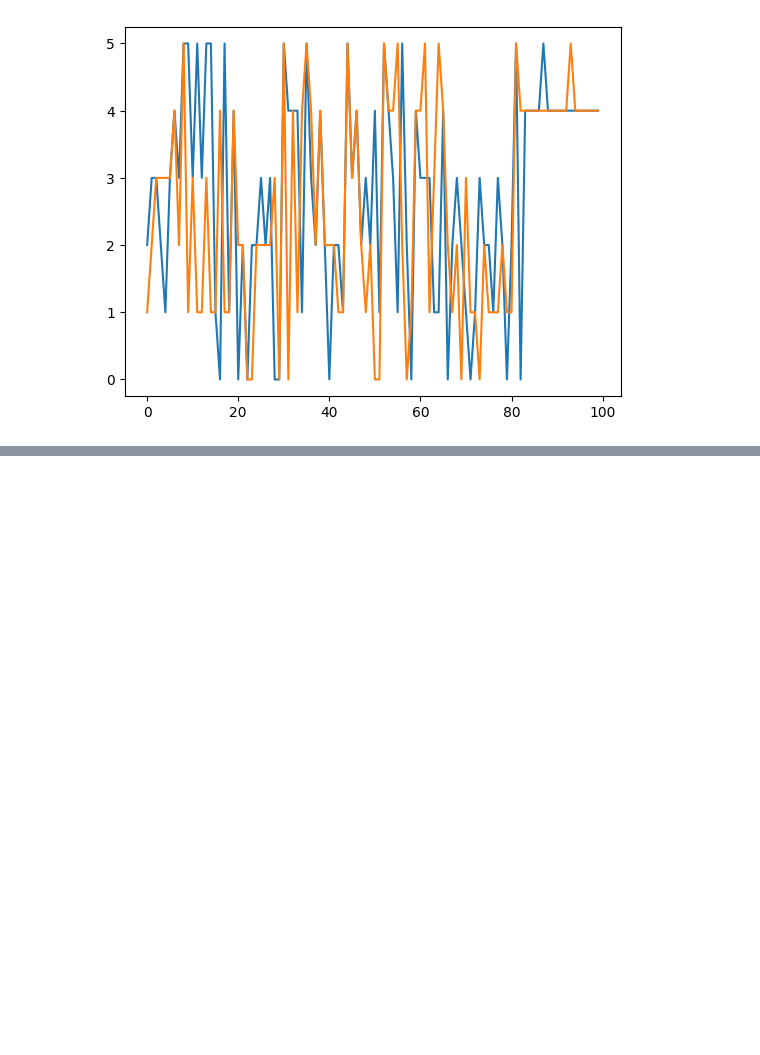
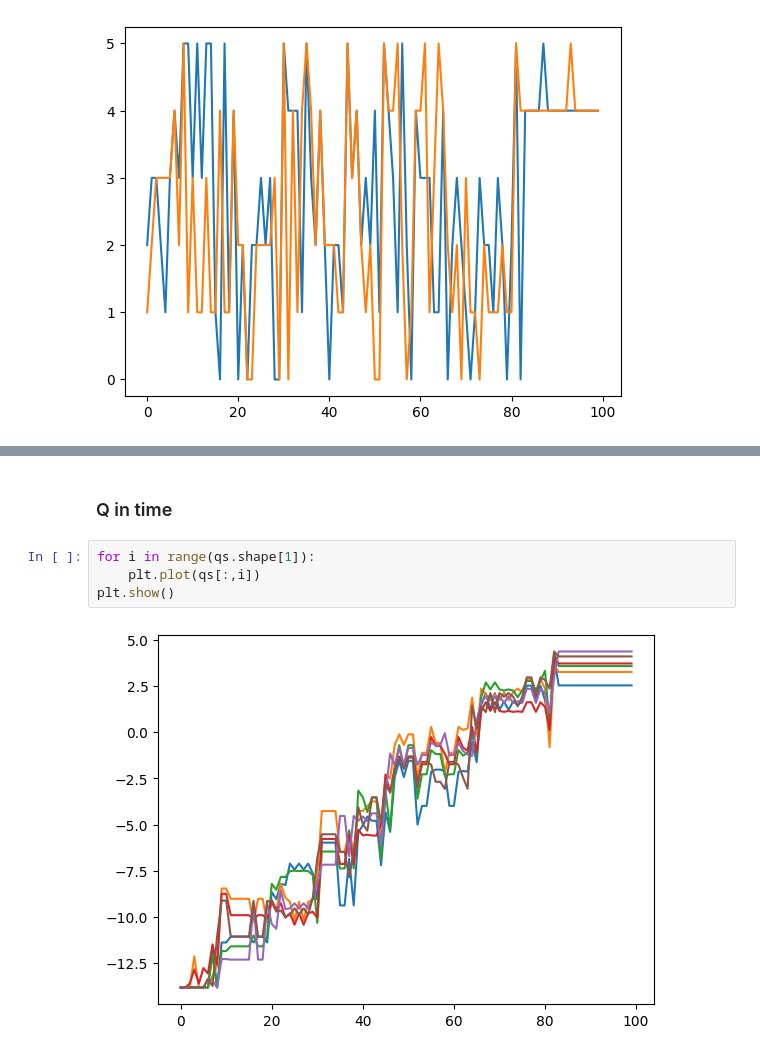
Before and after one commit to wladekpal/golden-standard, a Jupyter notebook: src/notebooks/18_07_25_post_hoc_analysis.ipynb, the cells around one changed output, grey strips where cells are left out. Saved outputs shown, nothing was run; the diff lists cells and outputs as text; blank space fills up the shorter version.

```diff
--- a/src/notebooks/18_07_25_post_hoc_analysis.ipynb
+++ b/src/notebooks/18_07_25_post_hoc_analysis.ipynb
@@ -201,0 +247,8 @@ plt.show()
+# %% [markdown]
+### Q in time
+# %%
+for i in range(qs.shape[1]):
+    plt.plot(qs[:,i])
+plt.show()
+# %% [output]
+[figure, added]
```
Also changed, not shown: parts of 9 cells of this notebook.
